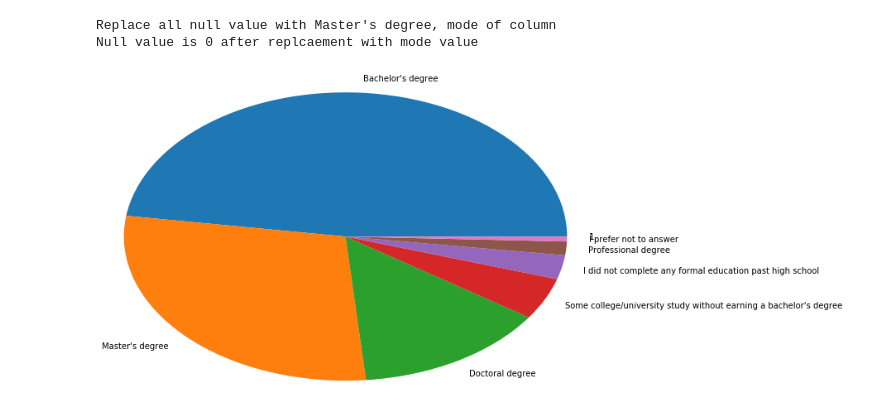
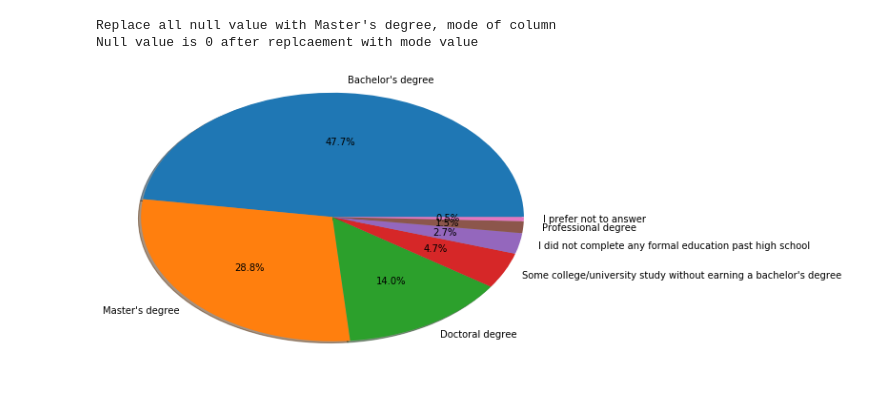
Before and after one commit to ArshadKhurshid/DataScience-Survey, a Jupyter notebook: ML_Kaggle_DS_Survey.ipynb, the cells around one changed output. Drawn from its saved outputs; the diff is of its cells as text; code cells hidden in the pictures.

```diff
--- a/ML_Kaggle_DS_Survey.ipynb
+++ b/ML_Kaggle_DS_Survey.ipynb
@@ -204,7 +204,7 @@ Null value is 0 after replcaement with mode value
 # %%
 pie_x = MChoice_Response['FormalEducation'].value_counts()
 # %%
-plt.pie(pie_x, labels=MChoice_Response['FormalEducation'].unique(), radius=2 )
+plt.pie(pie_x, labels=MChoice_Response['FormalEducation'].unique(), radius=1.5, shadow=True, autopct='%1.1f%%' )
 plt.show()
 # %% [output]
-[figure, old version]
+[figure, new version]
```
Also changed, not shown: parts of 6 cells of this notebook.
